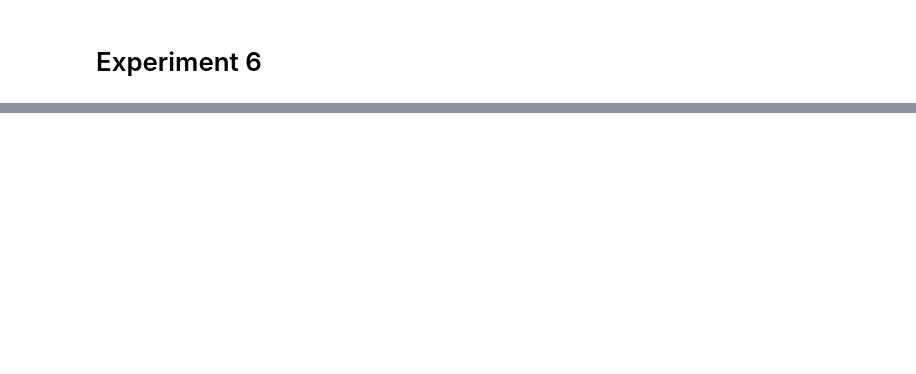
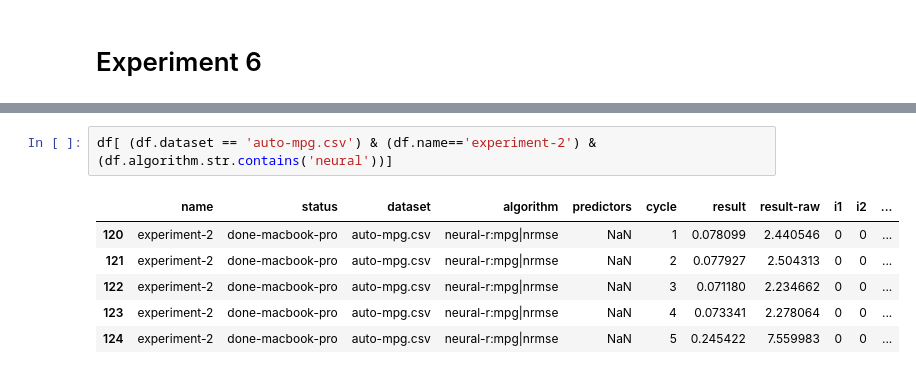
Before and after one commit to jeffheaton/phd-dissertation, a Jupyter notebook: python/dissertation_tables.ipynb, the cells around one changed output, grey strips where cells are left out. Cells and saved outputs as stored; diff of their text form; blank space fills up the shorter version.

```diff
--- a/python/dissertation_tables.ipynb
+++ b/python/dissertation_tables.ipynb
@@ -206,0 +267,9 @@ display(ex6_summary)
+# %%
+df[ (df.dataset == 'auto-mpg.csv') & (df.name=='experiment-2') & (df.algorithm.str.contains('neural'))]
+# %% [output]
+|  | name | status | dataset | algorithm | predictors | cycle | result | result-raw | i1 | i2 | ... |
+| 120 | experiment-2 | done-macbook-pro | auto-mpg.csv | neural-r:mpg|nrmse | NaN | 1 | 0.078099 | 2.440546 | 0 | 0 | ... |
+| 121 | experiment-2 | done-macbook-pro | auto-mpg.csv | neural-r:mpg|nrmse | NaN | 2 | 0.077927 | 2.504313 | 0 | 0 | ... |
+| 122 | experiment-2 | done-macbook-pro | auto-mpg.csv | neural-r:mpg|nrmse | NaN | 3 | 0.071180 | 2.234662 | 0 | 0 | ... |
+| 123 | experiment-2 | done-macbook-pro | auto-mpg.csv | neural-r:mpg|nrmse | NaN | 4 | 0.073341 | 2.278064 | 0 | 0 | ... |
+| 124 | experiment-2 | done-macbook-pro | auto-mpg.csv | neural-r:mpg|nrmse | NaN | 5 | 0.245422 | 7.559983 | 0 | 0 | ... |
```
Also changed, not shown: parts of 9 cells of this notebook, 1 other file.
